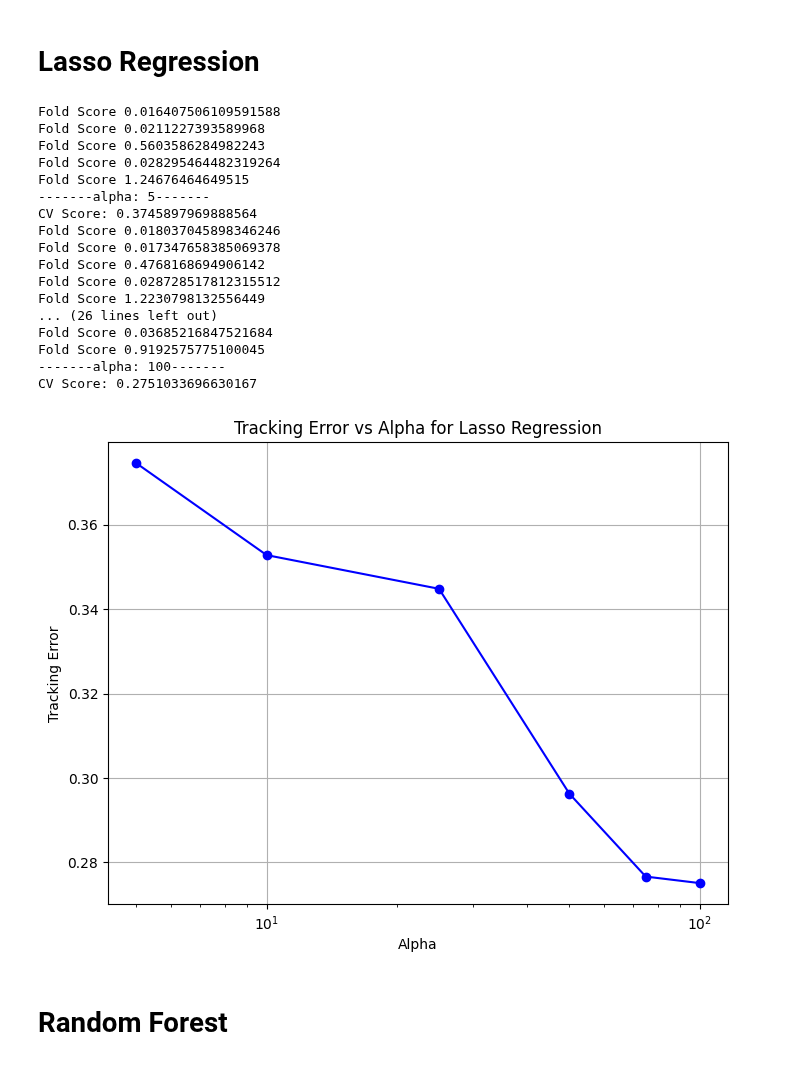
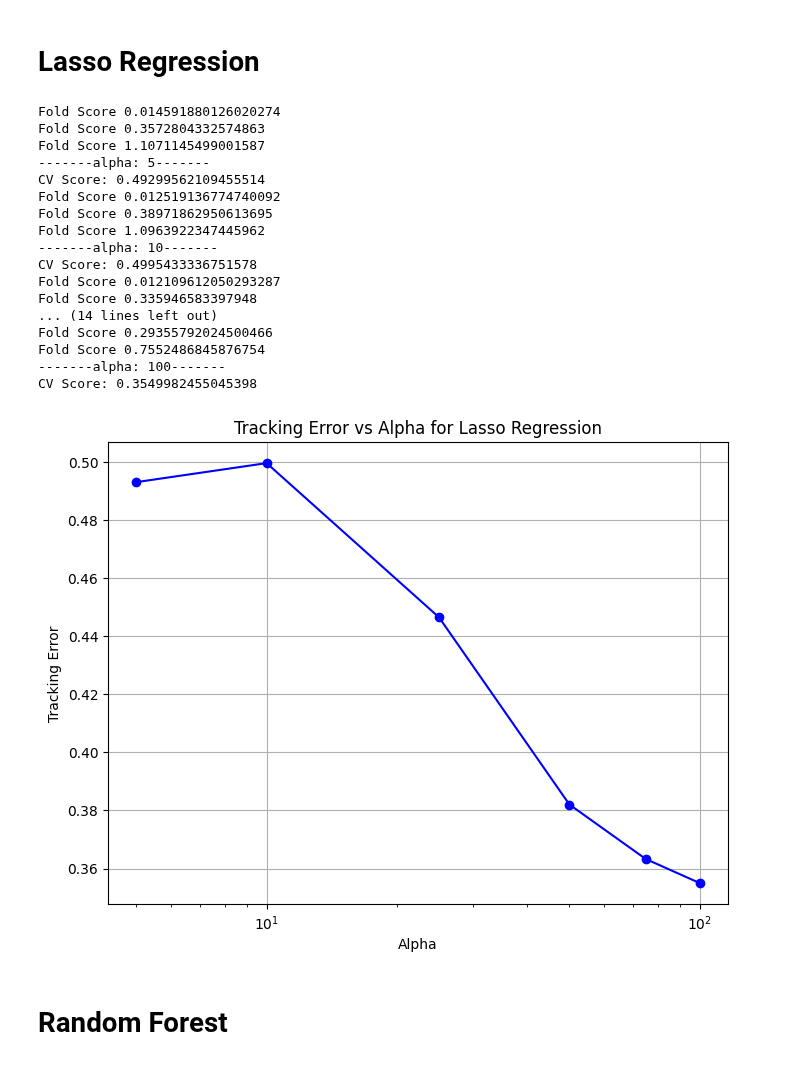
Before and after one commit to dbriito13/CSCA5622, a Jupyter notebook: nifty-50-partial-replication.ipynb, the cells around one changed output. Saved outputs shown, nothing was run; the diff lists cells and outputs as text; code cells hidden in the pictures.

Commit message:
Change number of time series splits to have longer test periods

```diff
--- a/nifty-50-partial-replication.ipynb
+++ b/nifty-50-partial-replication.ipynb
@@ -87,7 +87,7 @@ df_total.dropna(inplace=True)
 # Lasso Regression
 # %%
 def train_lasso(alpha, tscv, X, y):
-    lasso = Lasso(alpha=alpha, max_iter=25000)
+    lasso = Lasso(alpha=alpha, max_iter=30000)
     scores = []
     coefficients = []
 
@@ -122,44 +122,44 @@ def train_lasso(alpha, tscv, X, y):
 # %%
 X = df_total.drop(columns=['NIFTY 50', 'NIFTY BANK', 'NIFTY_100'])
 y = df_total['NIFTY_100']
 
 # TimeSeriesSplit to conserve the order of the data
-tscv = TimeSeriesSplit(n_splits=5)
+tscv = TimeSeriesSplit(n_splits=3)
 
 alphas = [5, 10, 25, 50, 75, 100]
 tracking_errs = []
 chosen_stocks = []
 for alpha in alphas:
     (stocks, err) = train_lasso(alpha, tscv, X, y)
     tracking_errs.append(err)
     chosen_stocks.append(stocks)
 
 plt.figure(figsize=(8, 6))
 plt.plot(alphas, tracking_errs, marker='o', linestyle='-', color='b')
 plt.xscale('log')  # Use logarithmic scale for alpha
 plt.xlabel('Alpha')
 plt.ylabel('Tracking Error')
 plt.title('Tracking Error vs Alpha for Lasso Regression')
 plt.grid(True)
 plt.show()
 # %% [output]
-Fold Score 0.016407506109591588
-Fold Score 0.0211227393589968
-Fold Score 0.5603586284982243
-Fold Score 0.028295464482319264
-Fold Score 1.24676464649515
+Fold Score 0.014591880126020274
+Fold Score 0.3572804332574863
+Fold Score 1.1071145499001587
 -------alpha: 5-------
-CV Score: 0.3745897969888564
-Fold Score 0.018037045898346246
-Fold Score 0.017347658385069378
-Fold Score 0.4768168694906142
-Fold Score 0.028728517812315512
-Fold Score 1.2230798132556449
-... (26 lines left out)
-Fold Score 0.03685216847521684
-Fold Score 0.9192575775100045
+CV Score: 0.49299562109455514
+Fold Score 0.012519136774740092
+Fold Score 0.38971862950613695
+Fold Score 1.0963922347445962
+-------alpha: 10-------
+CV Score: 0.4995433336751578
+Fold Score 0.012109612050293287
+Fold Score 0.335946583397948
+... (14 lines left out)
+Fold Score 0.29355792024500466
+Fold Score 0.7552486845876754
 -------alpha: 100-------
-CV Score: 0.2751033696630167
+CV Score: 0.3549982455045398
-[figure, old version]
+[figure, new version]
 # %% [markdown]
 # Random Forest
```
